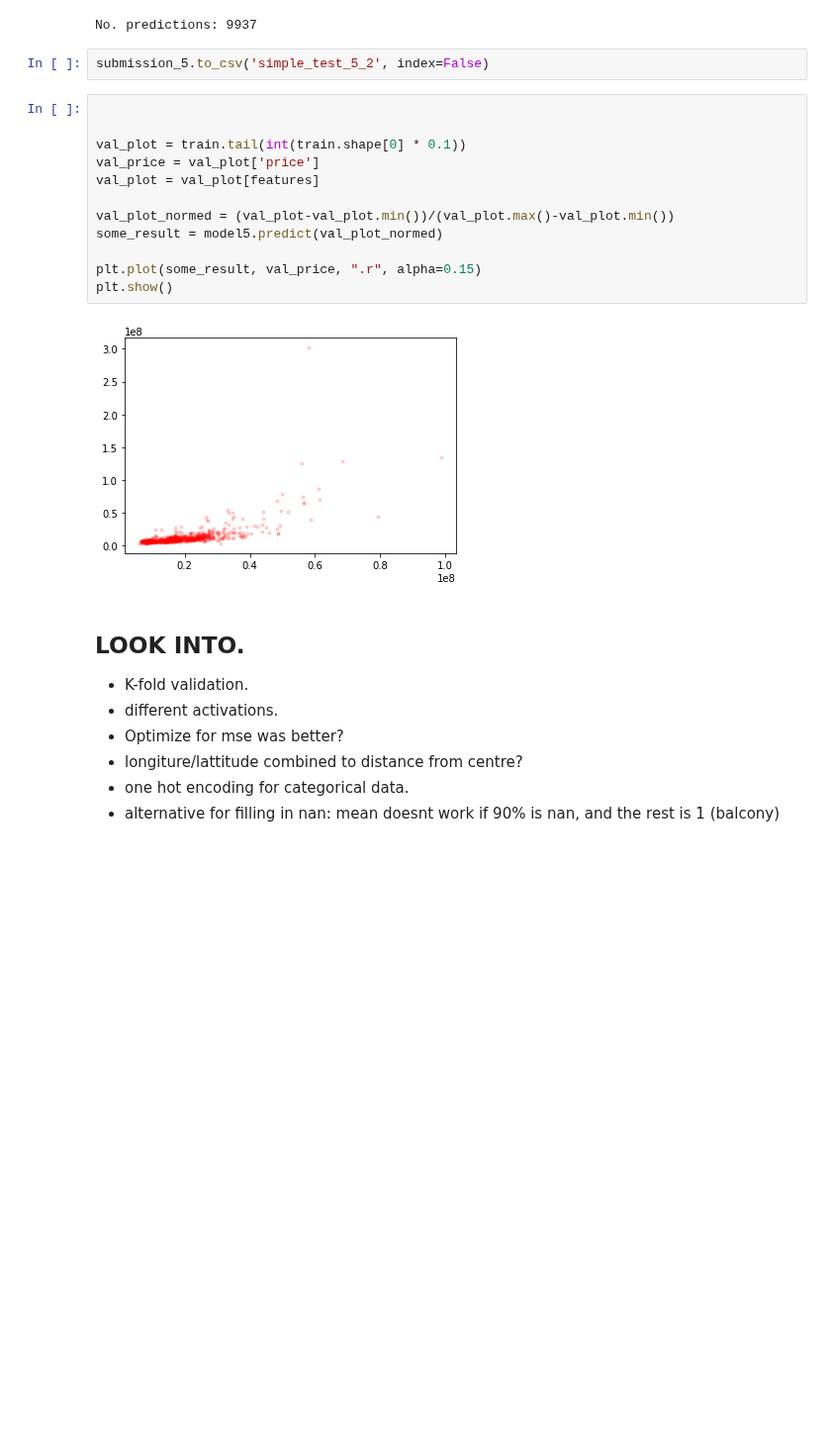
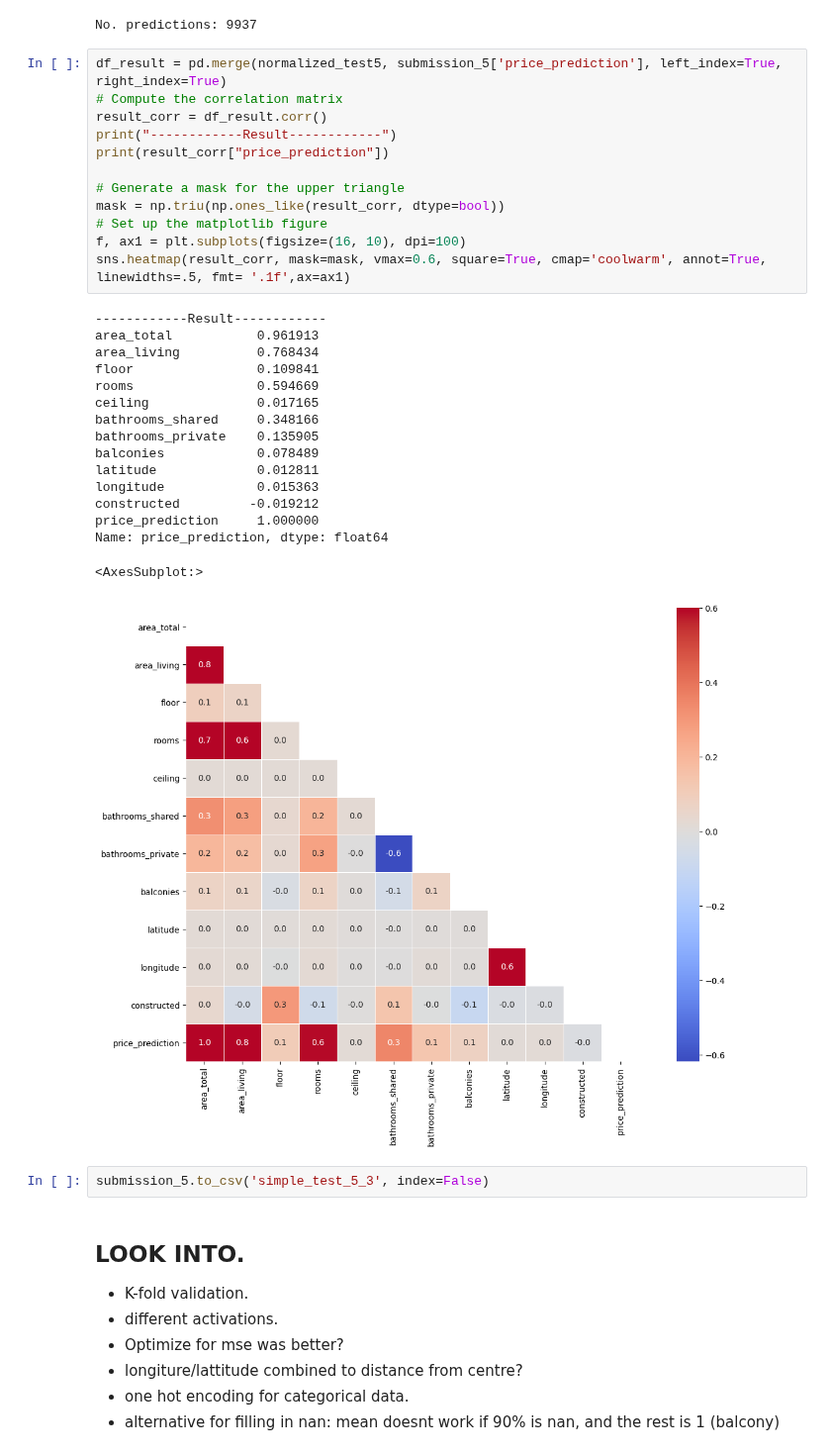
Before and after one commit to henrfj/TDT4173-ML, a Jupyter notebook: henrik-testsite/initial_testing.ipynb, the cells around one changed output. Shown at 99% size. Cells and saved outputs as stored; diff of their text form; blank space fills up the shorter version.

```diff
--- a/henrik-testsite/initial_testing.ipynb
+++ b/henrik-testsite/initial_testing.ipynb
@@ -478,22 +483,37 @@ submission_5['price_prediction'] = result5
 print("No. predictions:", len(submission_5['id']))
 # %% [output]
 No. predictions: 9937
+# %%
+df_result = pd.merge(normalized_test5, submission_5['price_prediction'], left_index=True, right_index=True)
+# Compute the correlation matrix
+result_corr = df_result.corr()
+print("------------Result------------")
+print(result_corr["price_prediction"])
+
+# Generate a mask for the upper triangle
+mask = np.triu(np.ones_like(result_corr, dtype=bool))
+# Set up the matplotlib figure
+f, ax1 = plt.subplots(figsize=(16, 10), dpi=100)
+sns.heatmap(result_corr, mask=mask, vmax=0.6, square=True, cmap='coolwarm', annot=True, linewidths=.5, fmt= '.1f',ax=ax1)
+# %% [output]
+------------Result------------
+area_total           0.961913
+area_living          0.768434
+floor                0.109841
+rooms                0.594669
+ceiling              0.017165
+bathrooms_shared     0.348166
+bathrooms_private    0.135905
+balconies            0.078489
+latitude             0.012811
+longitude            0.015363
+constructed         -0.019212
+price_prediction     1.000000
+Name: price_prediction, dtype: float64
+<AxesSubplot:>
+[figure, added]
 # %%
-submission_5.to_csv('simple_test_5_2', index=False)
+submission_5.to_csv('simple_test_5_3', index=False)
-# %%
-
-
-val_plot = train.tail(int(train.shape[0] * 0.1))
-val_price = val_plot['price']
-val_plot = val_plot[features]
-
-val_plot_normed = (val_plot-val_plot.min())/(val_plot.max()-val_plot.min())
-some_result = model5.predict(val_plot_normed)
-
-plt.plot(some_result, val_price, ".r", alpha=0.15)
-plt.show()
-# %% [output]
-[figure, removed]
 # %% [markdown]
 ## LOOK INTO.
 - K-fold validation.
```
Also changed, not shown: parts of 18 cells of this notebook, 7 other files.
